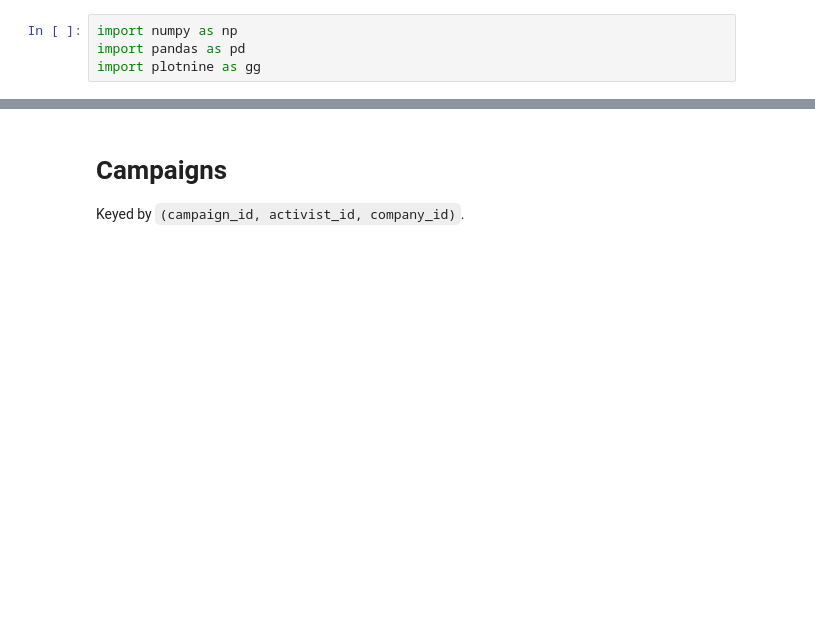
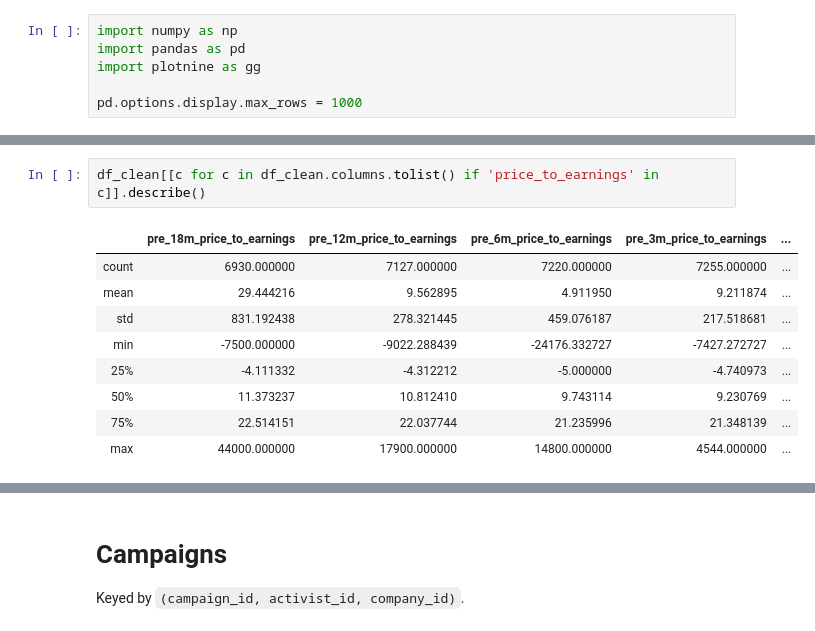
Before and after one commit to wangziyang182/Moelis_Capstone, a Jupyter notebook: notebooks/data_explorer.ipynb, the cells around one changed output, grey strips where cells are left out. Drawn from its saved outputs; the diff is of its cells as text; blank space fills up the shorter version.

```diff
--- a/notebooks/data_explorer.ipynb
+++ b/notebooks/data_explorer.ipynb
@@ -2,4 +2,6 @@
 import numpy as np
 import pandas as pd
 import plotnine as gg
+
+pd.options.display.max_rows = 1000
 # %%
@@ -12,0 +53,12 @@ len(df_clean)
+# %%
+df_clean[[c for c in df_clean.columns.tolist() if 'price_to_earnings' in c]].describe()
+# %% [output]
+|  | pre_18m_price_to_earnings | pre_12m_price_to_earnings | pre_6m_price_to_earnings | pre_3m_price_to_earnings | ... |
+| count | 6930.000000 | 7127.000000 | 7220.000000 | 7255.000000 | ... |
+| mean | 29.444216 | 9.562895 | 4.911950 | 9.211874 | ... |
+| std | 831.192438 | 278.321445 | 459.076187 | 217.518681 | ... |
+| min | -7500.000000 | -9022.288439 | -24176.332727 | -7427.272727 | ... |
+| 25% | -4.111332 | -4.312212 | -5.000000 | -4.740973 | ... |
+| 50% | 11.373237 | 10.812410 | 9.743114 | 9.230769 | ... |
+| 75% | 22.514151 | 22.037744 | 21.235996 | 21.348139 | ... |
+| max | 44000.000000 | 17900.000000 | 14800.000000 | 4544.000000 | ... |
```
Also changed, not shown: parts of 7 cells of this notebook, 1 other file.
